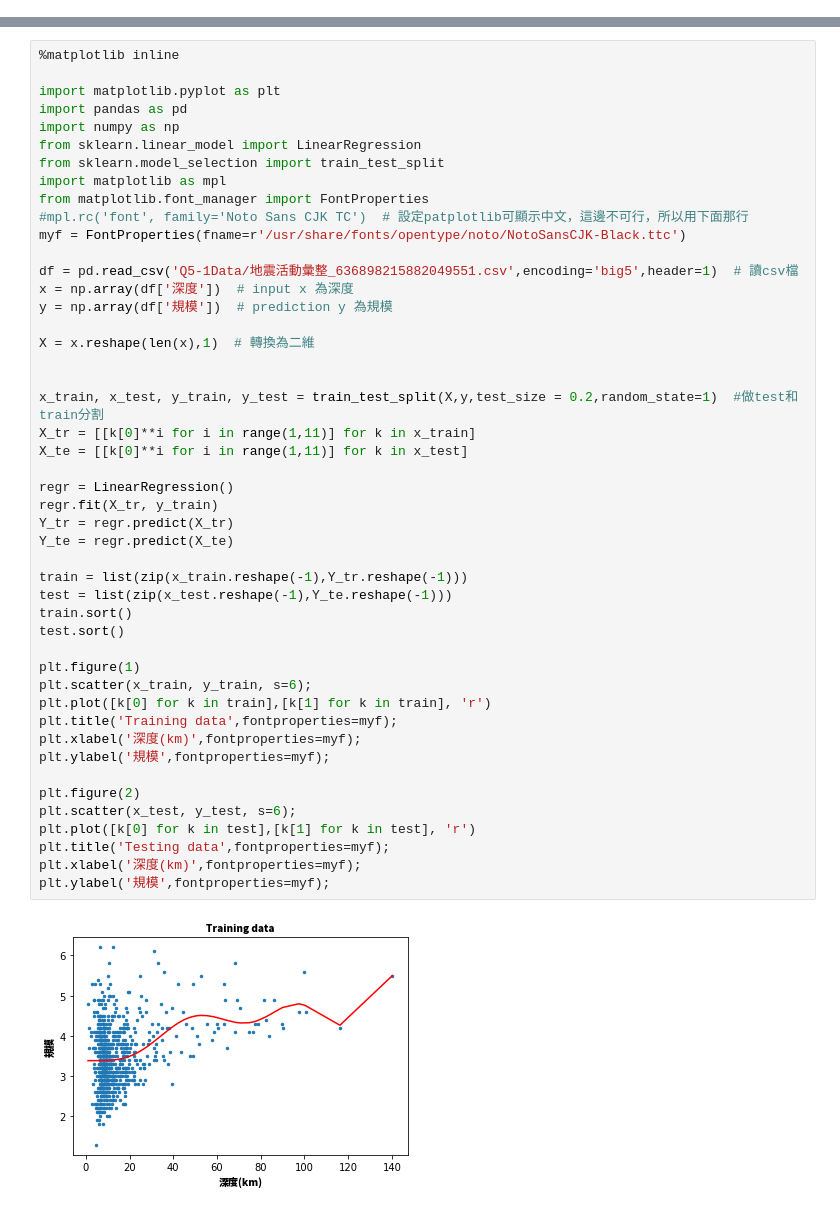
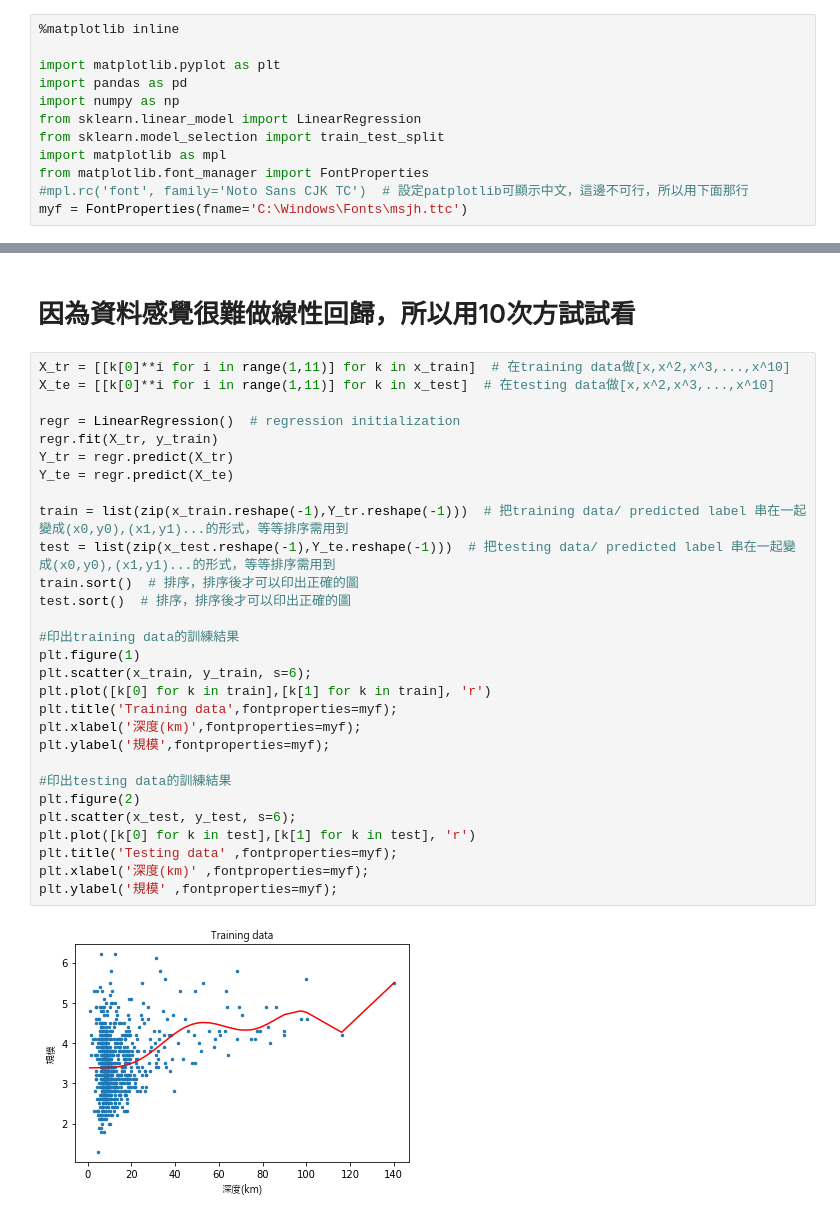
Before and after one commit to wohchowshy/AI_MATH_COURSE, a Jupyter notebook: Q5-1.ipynb, the cells around one changed output, grey strips where cells are left out. Drawn from its saved outputs; the diff is of its cells as text.

```diff
--- a/Q5-1.ipynb
+++ b/Q5-1.ipynb
@@ -2,0 +5,12 @@
+# %%
+%matplotlib inline
+
+import matplotlib.pyplot as plt
+import pandas as pd
+import numpy as np
+from sklearn.linear_model import LinearRegression
+from sklearn.model_selection import train_test_split
+import matplotlib as mpl
+from matplotlib.font_manager import FontProperties
+#mpl.rc('font', family='Noto Sans CJK TC')  # 設定patplotlib可顯示中文，這邊不可行，所以用下面那行
+myf = FontProperties(fname='C:\Windows\Fonts\msjh.ttc')
@@ -3,49 +38,33 @@
+# %% [markdown]
+# 因為資料感覺很難做線性回歸，所以用10次方試試看
 # %%
-%matplotlib inline
+X_tr = [[k[0]**i for i in range(1,11)] for k in x_train]  # 在training data做[x,x^2,x^3,...,x^10]
+X_te = [[k[0]**i for i in range(1,11)] for k in x_test]  # 在testing data做[x,x^2,x^3,...,x^10]
 
-import matplotlib.pyplot as plt
-import pandas as pd
-import numpy as np
-from sklearn.linear_model import LinearRegression
-from sklearn.model_selection import train_test_split
-import matplotlib as mpl
-from matplotlib.font_manager import FontProperties
-#mpl.rc('font', family='Noto Sans CJK TC')  # 設定patplotlib可顯示中文，這邊不可行，所以用下面那行
-myf = FontProperties(fname=r'/usr/share/fonts/opentype/noto/NotoSansCJK-Black.ttc')
-
-df = pd.read_csv('Q5-1Data/地震活動彙整_636898215882049551.csv',encoding='big5',header=1)  # 讀csv檔
-x = np.array(df['深度'])  # input x 為深度
-y = np.array(df['規模'])  # prediction y 為規模
-
-X = x.reshape(len(x),1)  # 轉換為二維
-
-
-x_train, x_test, y_train, y_test = train_test_split(X,y,test_size = 0.2,random_state=1)  #做test和train分割
-X_tr = [[k[0]**i for i in range(1,11)] for k in x_train]
-X_te = [[k[0]**i for i in range(1,11)] for k in x_test]
-
-regr = LinearRegression()
+regr = LinearRegression()  # regression initialization
 regr.fit(X_tr, y_train)
 Y_tr = regr.predict(X_tr)
 Y_te = regr.predict(X_te)
 
-train = list(zip(x_train.reshape(-1),Y_tr.reshape(-1)))
-test = list(zip(x_test.reshape(-1),Y_te.reshape(-1)))
-train.sort()
-test.sort()
+train = list(zip(x_train.reshape(-1),Y_tr.reshape(-1)))  # 把training data/ predicted label 串在一起變成(x0,y0),(x1,y1)...的形式，等等排序需用到
+test = list(zip(x_test.reshape(-1),Y_te.reshape(-1)))  # 把testing data/ predicted label 串在一起變成(x0,y0),(x1,y1)...的形式，等等排序需用到
+train.sort()  # 排序，排序後才可以印出正確的圖
+test.sort()  # 排序，排序後才可以印出正確的圖
 
+#印出training data的訓練結果
 plt.figure(1)
 plt.scatter(x_train, y_train, s=6);
 plt.plot([k[0] for k in train],[k[1] for k in train], 'r')
 plt.title('Training data',fontproperties=myf);
 plt.xlabel('深度(km)',fontproperties=myf);
 plt.ylabel('規模',fontproperties=myf);
 
+#印出testing data的訓練結果
 plt.figure(2)
 plt.scatter(x_test, y_test, s=6);
 plt.plot([k[0] for k in test],[k[1] for k in test], 'r')
-plt.title('Testing data',fontproperties=myf);
-plt.xlabel('深度(km)',fontproperties=myf);
-plt.ylabel('規模',fontproperties=myf);
+plt.title('Testing data' ,fontproperties=myf);
+plt.xlabel('深度(km)' ,fontproperties=myf);
+plt.ylabel('規模' ,fontproperties=myf);
 # %% [output]
-[figure, old version]
+[figure, new version]
```
Also changed, not shown: parts of 7 cells of this notebook.
